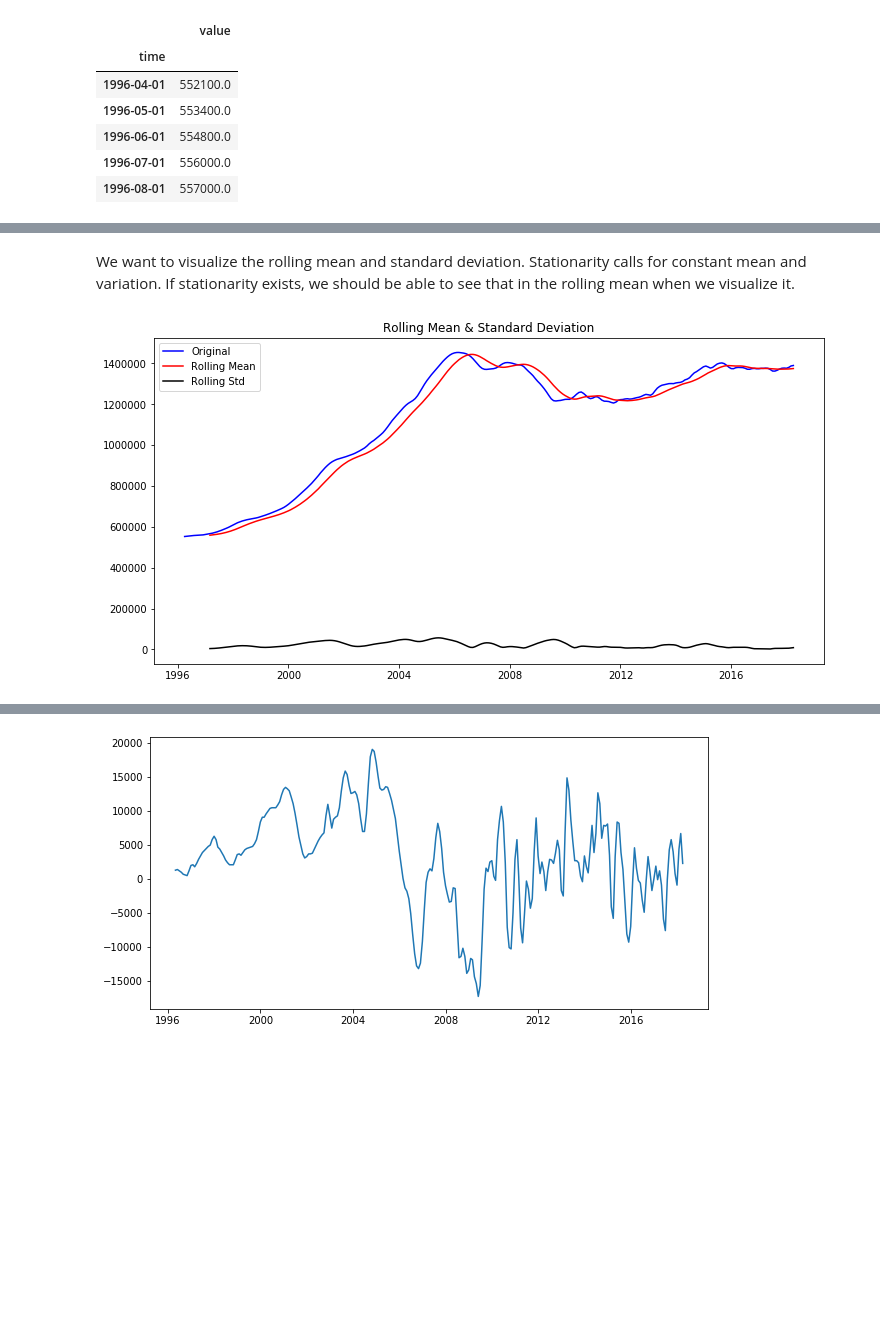
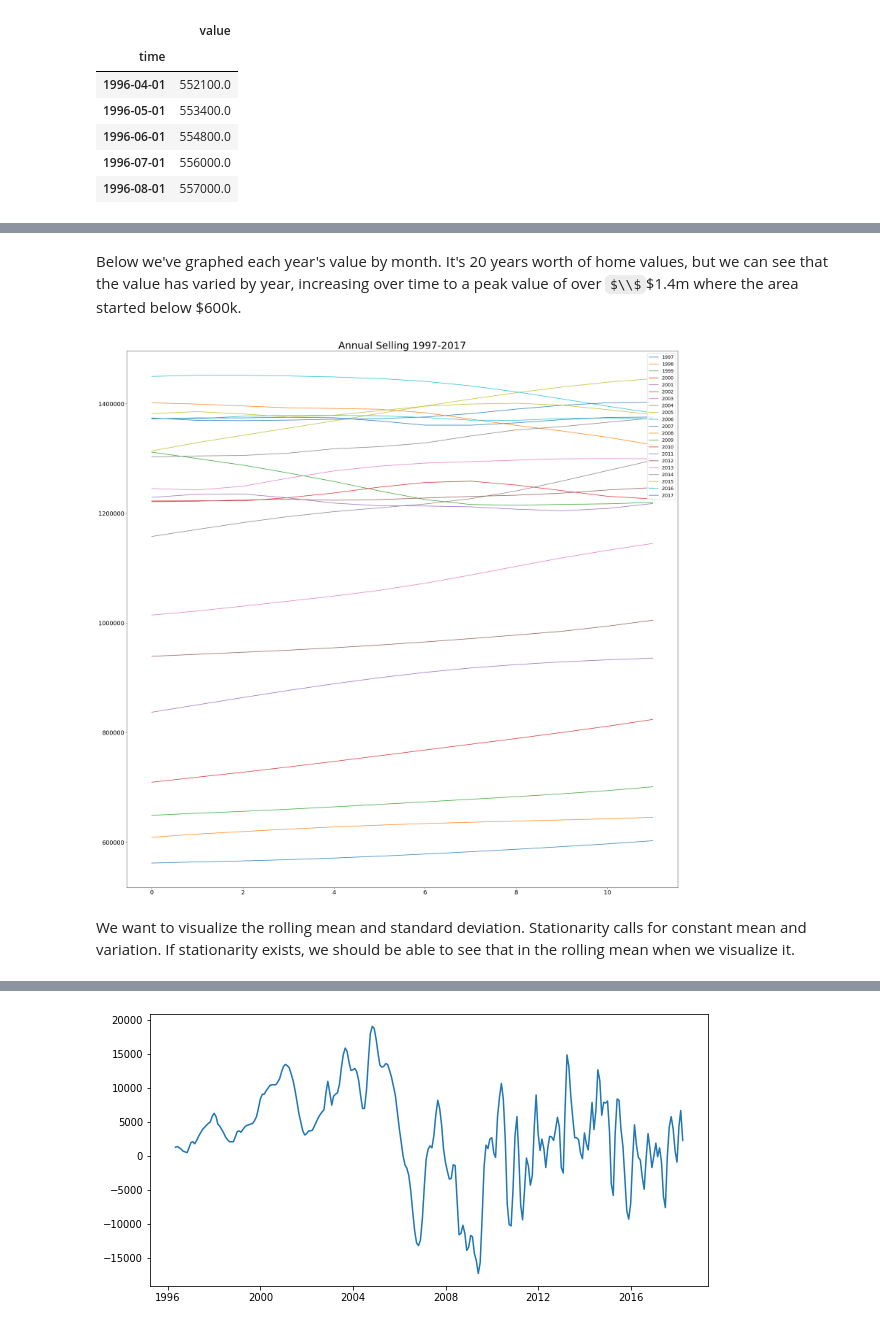
Before and after one commit to mcerow/TriState_Glory, a Jupyter notebook: Connecticut_Final.ipynb, the cells around one changed output, grey strips where cells are left out. Drawn from its saved outputs; the diff is of its cells as text; code cells hidden in the pictures; some formulas as TeX source; blank space fills up the shorter version.

Commit message:
Added Functions and finished commenting

```diff
--- a/Connecticut_Final.ipynb
+++ b/Connecticut_Final.ipynb
@@ -25,0 +28,15 @@ warnings.simplefilter('ignore')
+# %%
+def graph_annual(df):
+    """
+    This function will graph the annual values for a given zipcode.
+    """
+    # We can only view the data for complete years so we want to limit the scope to be around 1997-2017
+    ttl_year = df['1997-01':'2017-12']
+    annual = ttl_year.groupby(pd.Grouper(freq = 'A'))
+    annual_df = pd.DataFrame()
+    for yr, group in annual:
+        annual_df[yr.year] = group.values.ravel()
+
+    annual_df.plot(figsize = (30,30), subplots=False, fontsize = 18)
+    plt.legend(fontsize=14, loc=1)
+    plt.title("Annual Selling 1997-2017", fontsize=30);
@@ -113,2 +174,8 @@ first_zip.head()
+# %% [markdown]
+Below we've graphed each year's value by month. It's 20 years worth of home values, but we can see that the value has varied by year, increasing over time to a peak value of over $\\$\$1.4m where the area started below $600k.
+# %%
+graph_annual(first_zip)
+# %% [output]
+[figure, added]
 # %% [markdown]
 We want to visualize the rolling mean and standard deviation. Stationarity calls for constant mean and variation. If stationarity exists, we should be able to see that in the rolling mean when we visualize it.
@@ -118,10 +181,0 @@ roll_std = first_zip.rolling(window=12, center=False).std()
-# %%
-fig = plt.figure(figsize=(12,6))
-plt.plot(first_zip.value, color='blue',label='Original')
-plt.plot(roll_mean, color='red', label='Rolling Mean')
-plt.plot(roll_std, color='black', label = 'Rolling Std')
-plt.legend(loc='best')
-plt.title('Rolling Mean & Standard Deviation')
-plt.show()
-# %% [output]
-[figure, removed]
```
Also changed, not shown: parts of 76 cells of this notebook.
